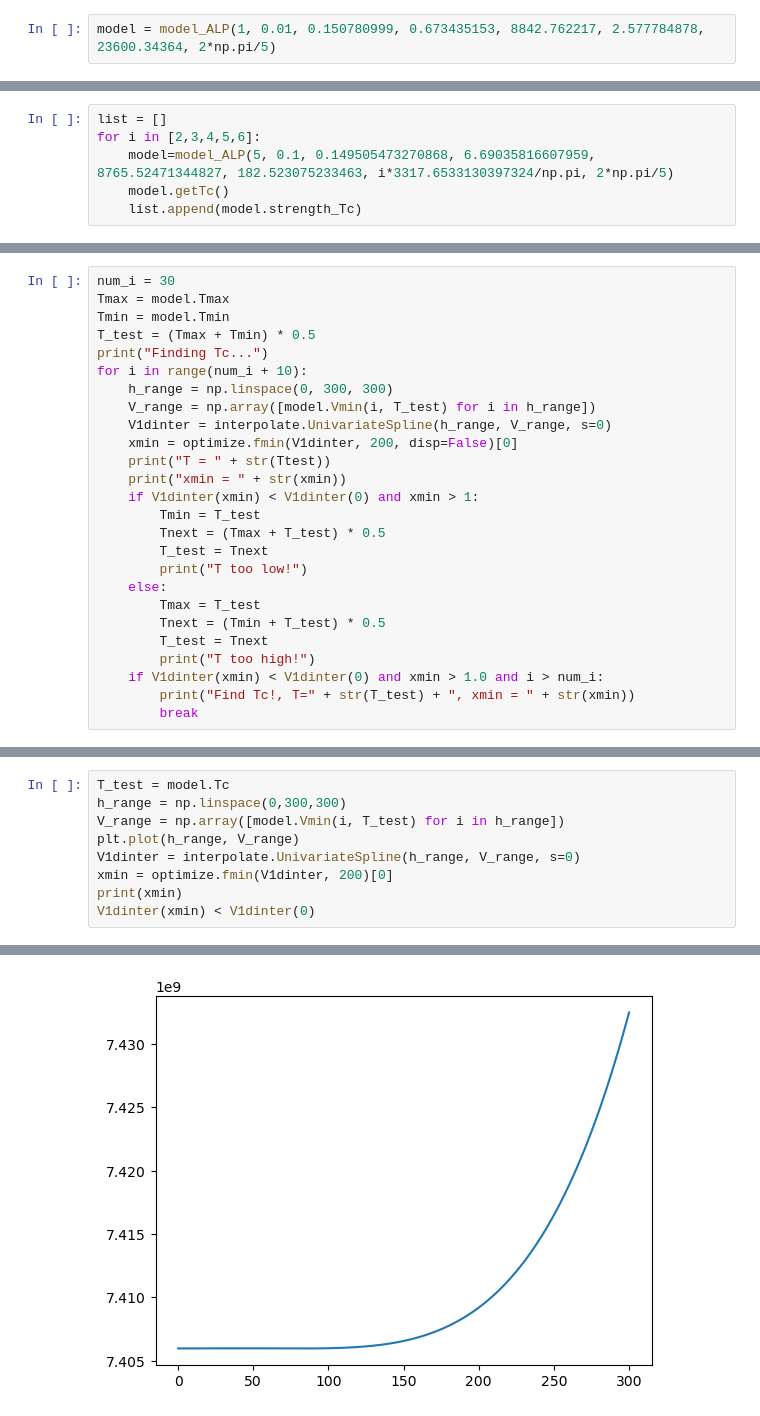
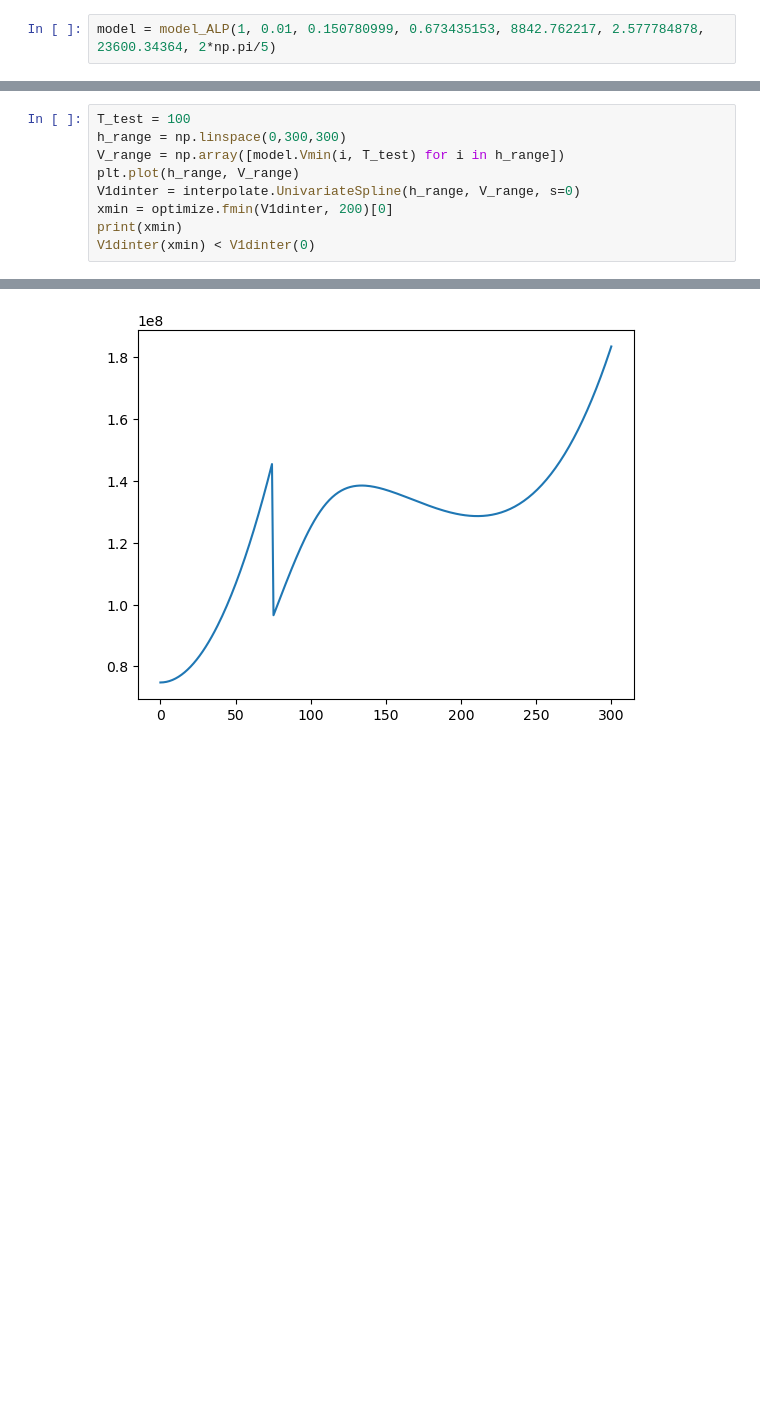
Before and after one commit to quarkquartet/EWPT-ALP, a Jupyter notebook: phase_transition/test.ipynb, the cells around one changed output, grey strips where cells are left out. Saved outputs shown, nothing was run; the diff lists cells and outputs as text; blank space fills up the shorter version.

```diff
--- a/phase_transition/test.ipynb
+++ b/phase_transition/test.ipynb
@@ -927,6 +846,0 @@ print(stTn/model.strength_Tc)
-# %%
-list = []
-for i in [2,3,4,5,6]:
-    model=model_ALP(5, 0.1, 0.149505473270868, 6.69035816607959, 8765.52471344827, 182.523075233463, i*3317.6533130397324/np.pi, 2*np.pi/5)
-    model.getTc()
-    list.append(model.strength_Tc)
@@ -947,26 +846,0 @@ list
-# %%
-num_i = 30
-Tmax = model.Tmax
-Tmin = model.Tmin
-T_test = (Tmax + Tmin) * 0.5
-print("Finding Tc...")
-for i in range(num_i + 10):
-    h_range = np.linspace(0, 300, 300)
-    V_range = np.array([model.Vmin(i, T_test) for i in h_range])
-    V1dinter = interpolate.UnivariateSpline(h_range, V_range, s=0)
-    xmin = optimize.fmin(V1dinter, 200, disp=False)[0]
-    print("T = " + str(Ttest))
-    print("xmin = " + str(xmin))
-    if V1dinter(xmin) < V1dinter(0) and xmin > 1:
-        Tmin = T_test
-        Tnext = (Tmax + T_test) * 0.5
-        T_test = Tnext
-        print("T too low!")
-    else:
-        Tmax = T_test
-        Tnext = (Tmin + T_test) * 0.5
-        T_test = Tnext
-        print("T too high!")
-    if V1dinter(xmin) < V1dinter(0) and xmin > 1.0 and i > num_i:
-        print("Find Tc!, T=" + str(T_test) + ", xmin = " + str(xmin))
-        break
@@ -991,5 +847,5 @@ Find Tc!, T=82.54926706082188, xmin = 80.7867431640625
 # %%
-T_test = model.Tc
+T_test = 100
 h_range = np.linspace(0,300,300)
 V_range = np.array([model.Vmin(i, T_test) for i in h_range])
 plt.plot(h_range, V_range)
@@ -1007 +863 @@ True
-[figure, old version]
+[figure, new version]
```
Also changed, not shown: parts of 19 cells of this notebook, 23 other files.
